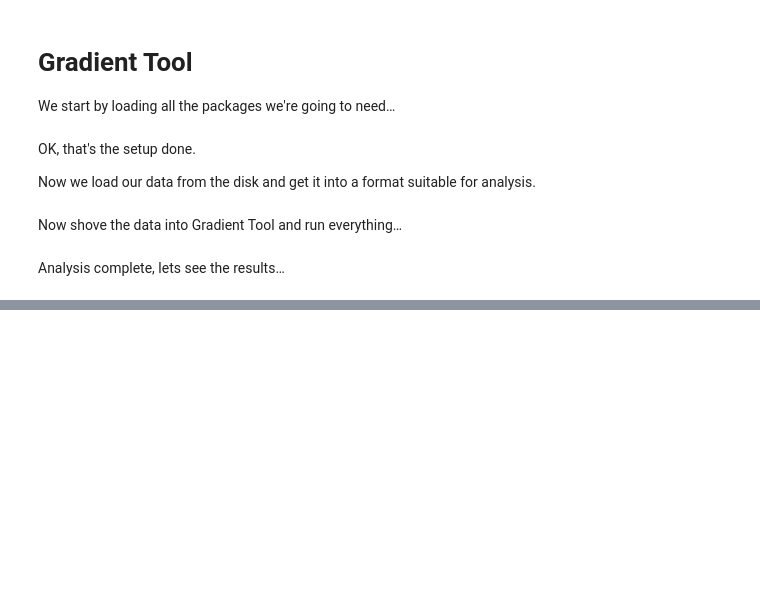
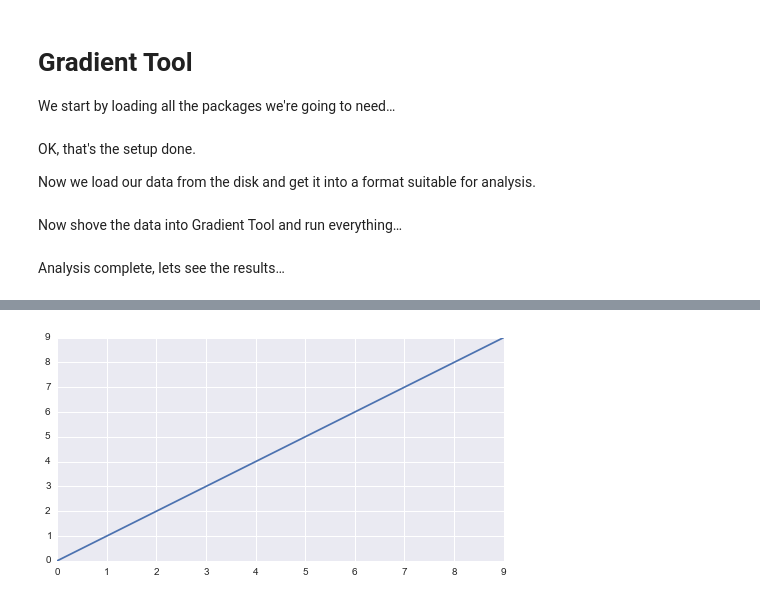
Before and after one commit to smason/ip2, a Jupyter notebook: gradienttool.ipynb, the cells around one changed output, grey strips where cells are left out. Cells and saved outputs as stored; diff of their text form; code cells hidden in the pictures; blank space fills up the shorter version.

```diff
--- a/gradienttool.ipynb
+++ b/gradienttool.ipynb
@@ -112,0 +145,5 @@ for y in CI:
+# %%
+plt.figure(figsize=(8,4))
+plt.plot(range(10));
+# %% [output]
+[figure, added]
```
Also changed, not shown: parts of 10 cells of this notebook, 1 other file.
